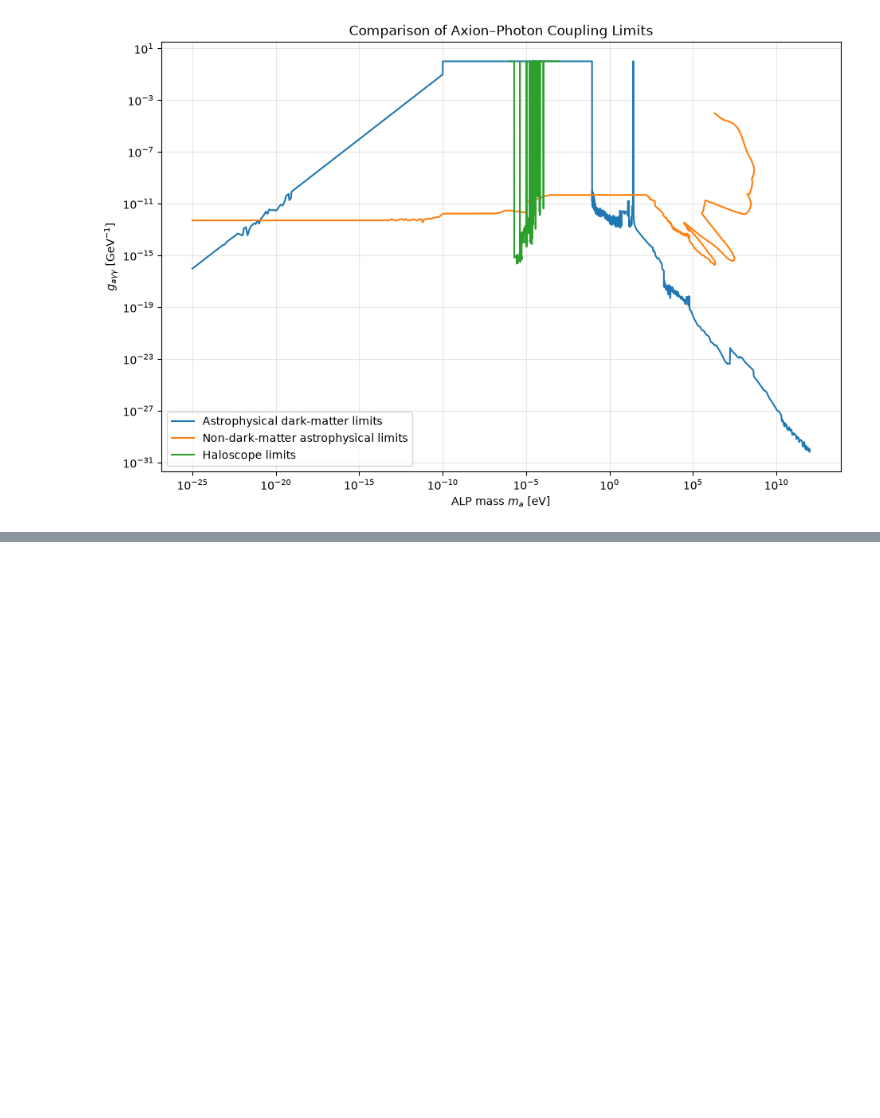
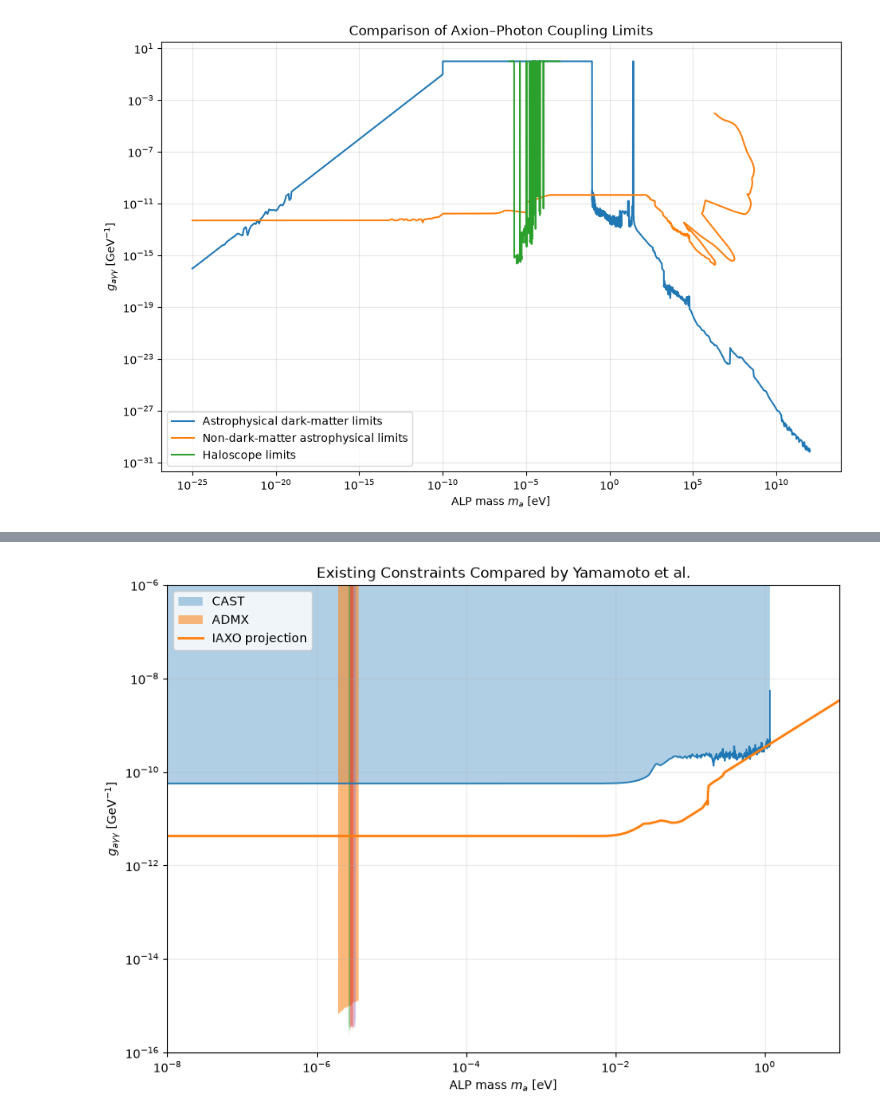
Before and after one commit to phi-a/ALP, a Jupyter notebook: notebooks/Main.ipynb, the cells around one changed output, grey strips where cells are left out. Cells and saved outputs as stored; diff of their text form; code cells hidden in the pictures; blank space fills up the shorter version.

```diff
--- a/notebooks/Main.ipynb
+++ b/notebooks/Main.ipynb
@@ -454,0 +473,16 @@ plt.show()
+# %%
+raw_base = (
+    "https://raw.githubusercontent.com/"
+    "cajohare/AxionLimits/master/"
+)
+
+comparison_paths = {
+    "CAST": "limit_data/AxionPhoton/CAST.txt",
+    "ADMX 2010": "limit_data/AxionPhoton/ADMX.txt",
+    "ADMX 2018": "limit_data/AxionPhoton/ADMX2018.txt",
+    "ADMX 2019-1": "limit_data/AxionPhoton/ADMX2019_1.txt",
+    "ADMX 2019-2": "limit_data/AxionPhoton/ADMX2019_2.txt",
+    "IAXO projection": (
+        "limit_data/AxionPhoton/Projections/IAXO.txt"
+    ),
+}
@@ -454,0 +519,70 @@ plt.show()
+# %%
+fig, ax = plt.subplots(figsize=(10, 7))
+
+# CAST
+cast = comparison_data["CAST"]
+
+ax.fill_between(
+    cast["mass"],
+    cast["coupling"],
+    1e-6,
+    alpha=0.35,
+    label="CAST"
+)
+
+ax.plot(
+    cast["mass"],
+    cast["coupling"],
+    linewidth=1.3
+)
+
+# ADMX limits
+admx_labels = [
+    "ADMX 2010",
+    "ADMX 2018",
+    "ADMX 2019-1",
+    "ADMX 2019-2",
+]
+
+for index, label in enumerate(admx_labels):
+    values = comparison_data[label]
+
+    ax.fill_between(
+        values["mass"],
+        values["coupling"],
+        1e-6,
+        alpha=0.55,
+        label="ADMX" if index == 0 else None
+    )
+
+# IAXO projection
+iaxo = comparison_data["IAXO projection"]
+
+ax.plot(
+    iaxo["mass"],
+    iaxo["coupling"],
+    linewidth=2,
+    label="IAXO projection"
+)
+
+ax.set_xscale("log")
+ax.set_yscale("log")
+
+ax.set_xlim(1e-8, 1e1)
+ax.set_ylim(1e-16, 1e-6)
+
+ax.set_xlabel(r"ALP mass $m_a$ [eV]")
+ax.set_ylabel(
+    r"$g_{a\gamma\gamma}$ [GeV$^{-1}$]"
+)
+
+ax.set_title(
+    "Existing Constraints Compared by Yamamoto et al."
+)
+
+ax.grid(True, which="both", alpha=0.25)
+ax.legend()
+
+plt.show()
+# %% [output]
+[figure, added]
```
Also changed, not shown: parts of 2 cells of this notebook.
